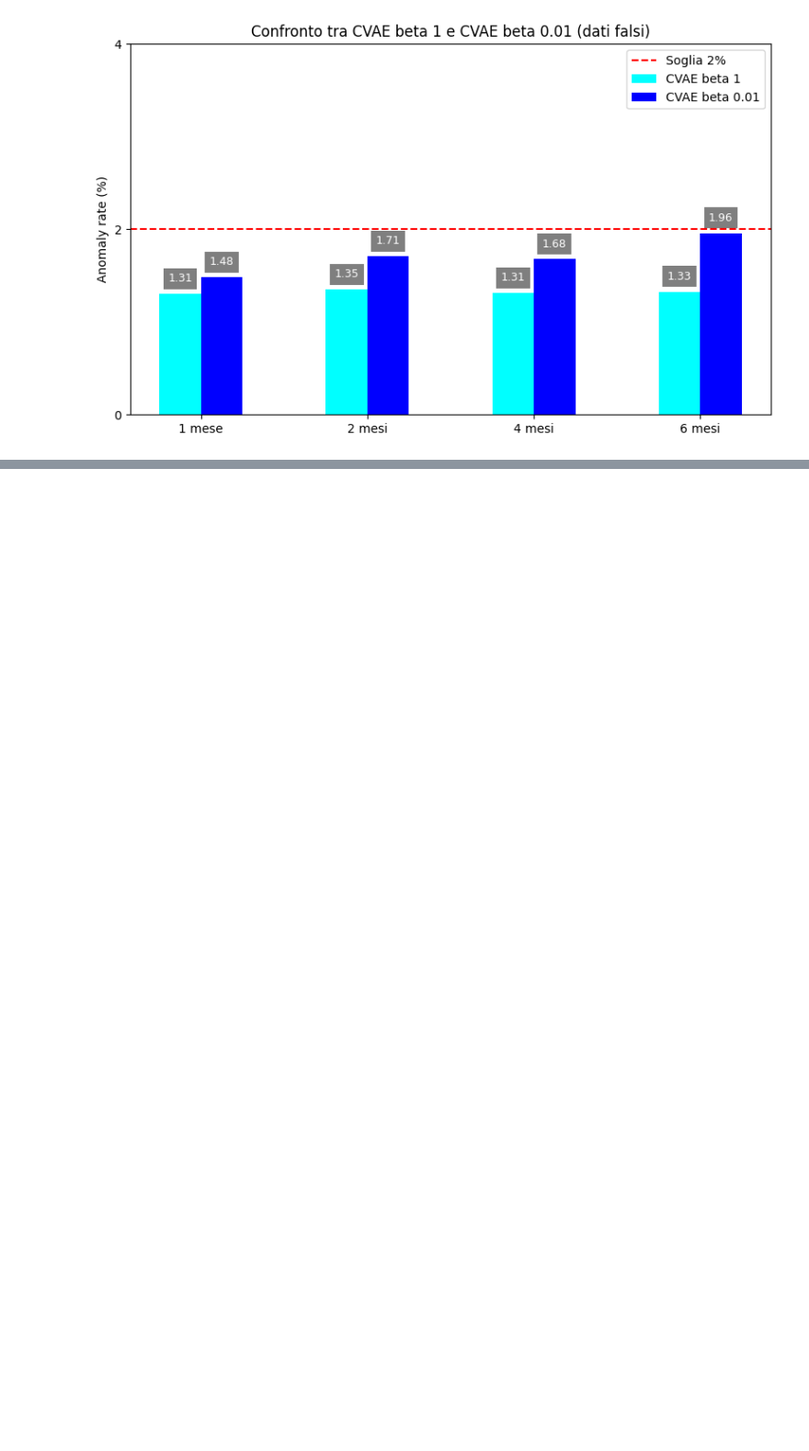
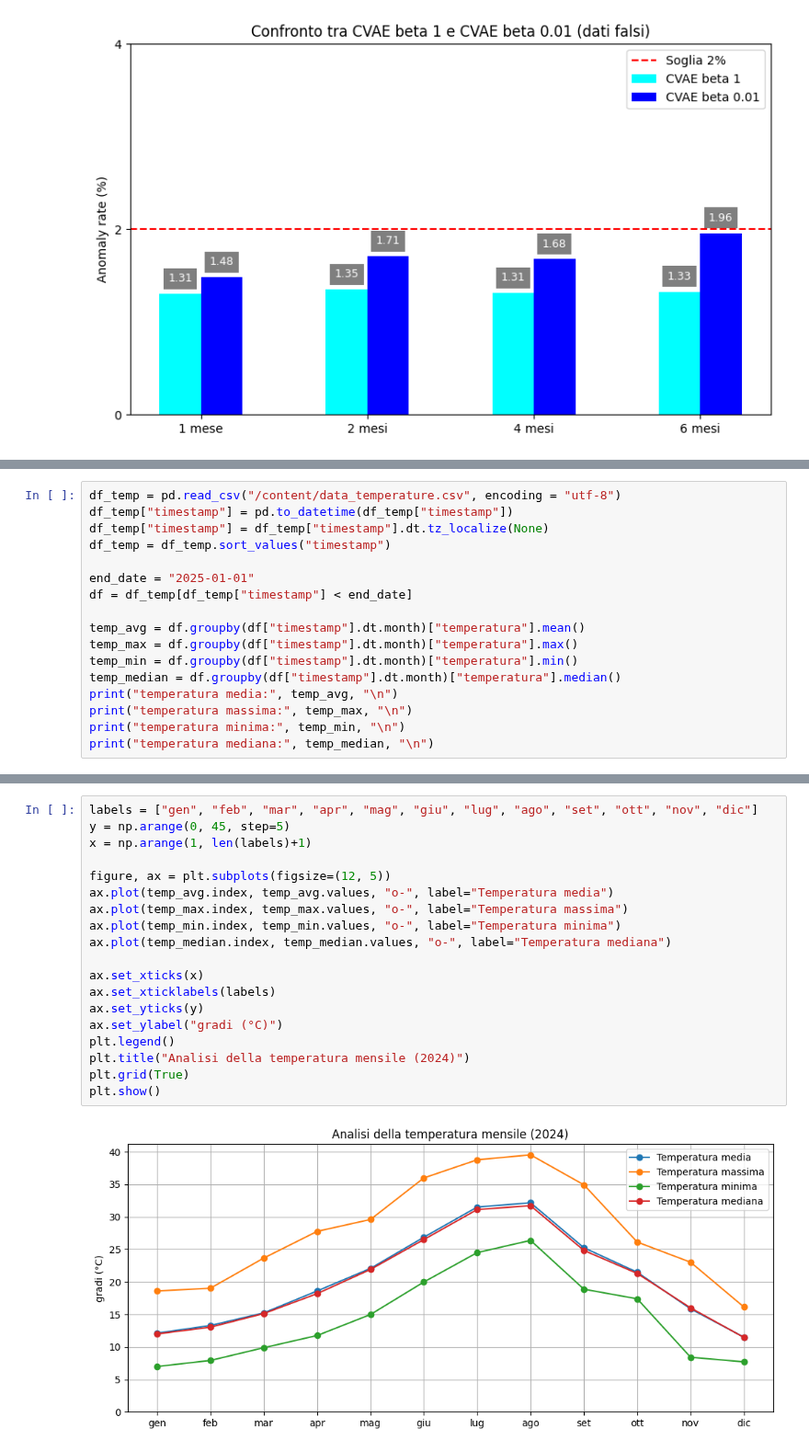
Before and after one commit to RickyF404/Tesi, a Jupyter notebook: Graphs.ipynb, the cells around one changed output, grey strips where cells are left out. Shown at 92% size. Saved outputs shown, nothing was run; the diff lists cells and outputs as text; blank space fills up the shorter version.

Commit message:
Analisi della temperatura

```diff
--- a/Graphs.ipynb
+++ b/Graphs.ipynb
@@ -511,0 +528,17 @@ plt.show()
+# %%
+df_temp = pd.read_csv("/content/data_temperature.csv", encoding = "utf-8")
+df_temp["timestamp"] = pd.to_datetime(df_temp["timestamp"])
+df_temp["timestamp"] = df_temp["timestamp"].dt.tz_localize(None)
+df_temp = df_temp.sort_values("timestamp")
+
+end_date = "2025-01-01"
+df = df_temp[df_temp["timestamp"] < end_date]
+
+temp_avg = df.groupby(df["timestamp"].dt.month)["temperatura"].mean()
+temp_max = df.groupby(df["timestamp"].dt.month)["temperatura"].max()
+temp_min = df.groupby(df["timestamp"].dt.month)["temperatura"].min()
+temp_median = df.groupby(df["timestamp"].dt.month)["temperatura"].median()
+print("temperatura media:", temp_avg, "\n")
+print("temperatura massima:", temp_max, "\n")
+print("temperatura minima:", temp_min, "\n")
+print("temperatura mediana:", temp_median, "\n")
@@ -511,0 +563,21 @@ plt.show()
+# %%
+labels = ["gen", "feb", "mar", "apr", "mag", "giu", "lug", "ago", "set", "ott", "nov", "dic"]
+y = np.arange(0, 45, step=5)
+x = np.arange(1, len(labels)+1)
+
+figure, ax = plt.subplots(figsize=(12, 5))
+ax.plot(temp_avg.index, temp_avg.values, "o-", label="Temperatura media")
+ax.plot(temp_max.index, temp_max.values, "o-", label="Temperatura massima")
+ax.plot(temp_min.index, temp_min.values, "o-", label="Temperatura minima")
+ax.plot(temp_median.index, temp_median.values, "o-", label="Temperatura mediana")
+
+ax.set_xticks(x)
+ax.set_xticklabels(labels)
+ax.set_yticks(y)
+ax.set_ylabel("gradi (°C)")
+plt.legend()
+plt.title("Analisi della temperatura mensile (2024)")
+plt.grid(True)
+plt.show()
+# %% [output]
+[figure, added]
```
Also changed, not shown: parts of 13 cells of this notebook.
